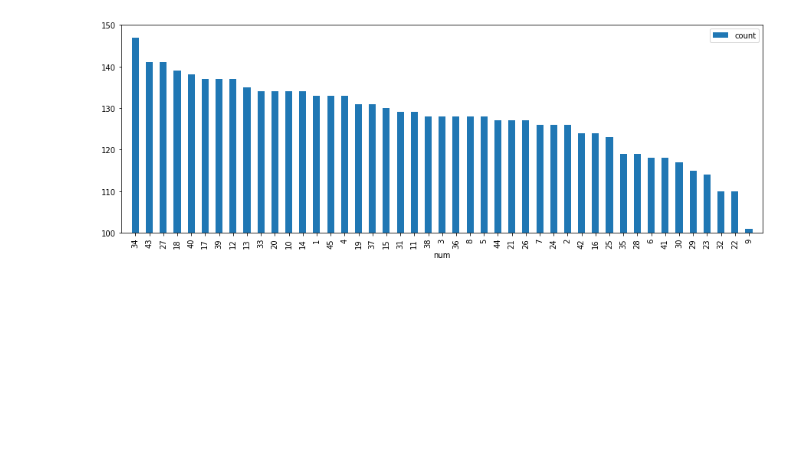
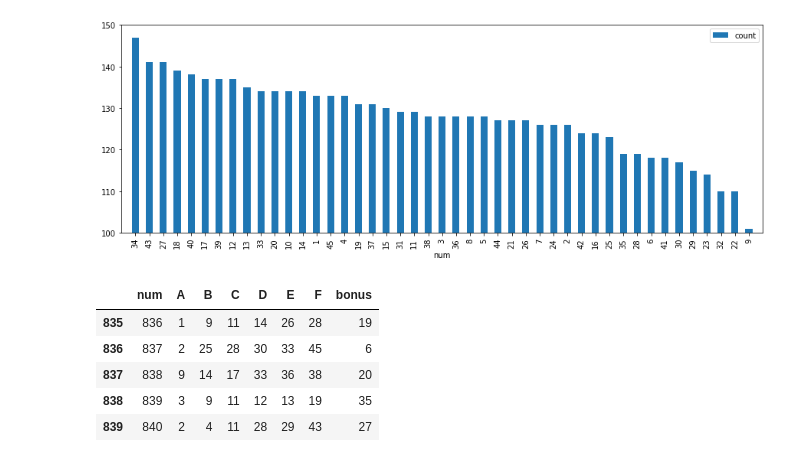
Before and after one commit to shznjihye/Learning, a Jupyter notebook: new_lotto.ipynb, the cells around one changed output. Cells and saved outputs as stored; diff of their text form; code cells hidden in the pictures; blank space fills up the shorter version.

```diff
--- a/new_lotto.ipynb
+++ b/new_lotto.ipynb
@@ -104,3 +104,15 @@ plt.axis([-1,45,100, 150])
 plt.savefig('statsmax.png')
 # %% [output]
 [figure]
+# %%
+# 동행복권 사업 시작
+
+df3 = df.loc[835:,:]
+df3.head()
+# %% [output]
+|  | num | A | B | C | D | E | F | bonus |
+| 835 | 836 | 1 | 9 | 11 | 14 | 26 | 28 | 19 |
+| 836 | 837 | 2 | 25 | 28 | 30 | 33 | 45 | 6 |
+| 837 | 838 | 9 | 14 | 17 | 33 | 36 | 38 | 20 |
+| 838 | 839 | 3 | 9 | 11 | 12 | 13 | 19 | 35 |
+| 839 | 840 | 2 | 4 | 11 | 28 | 29 | 43 | 27 |
```
Also changed, not shown: parts of 4 cells of this notebook.
